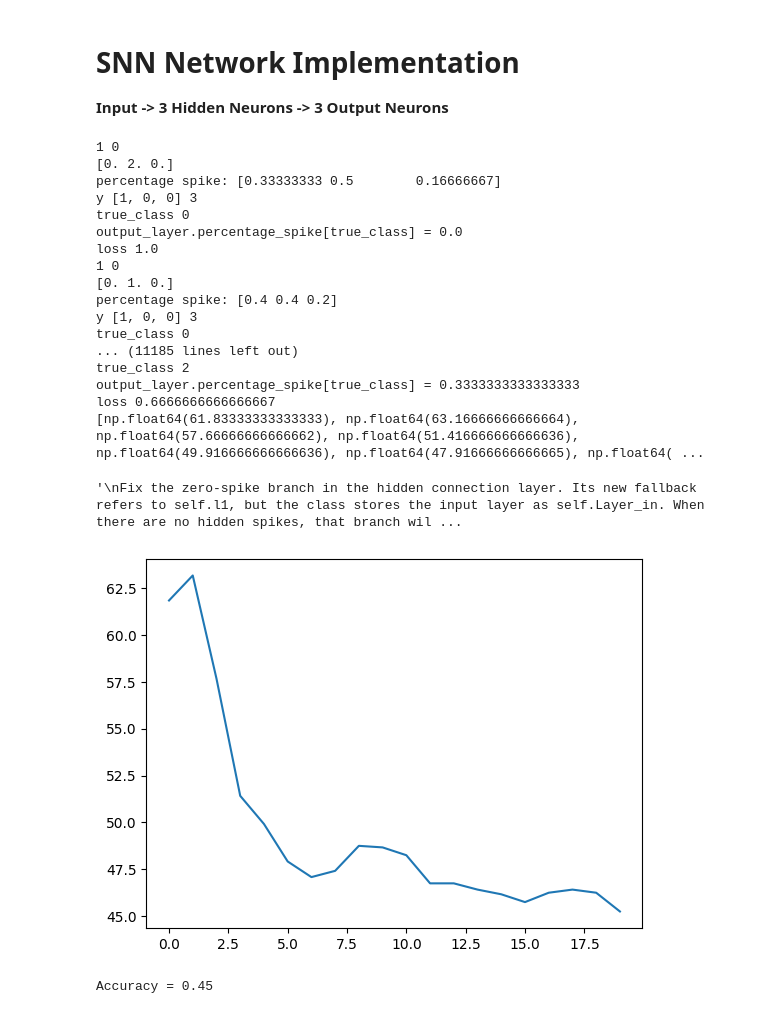
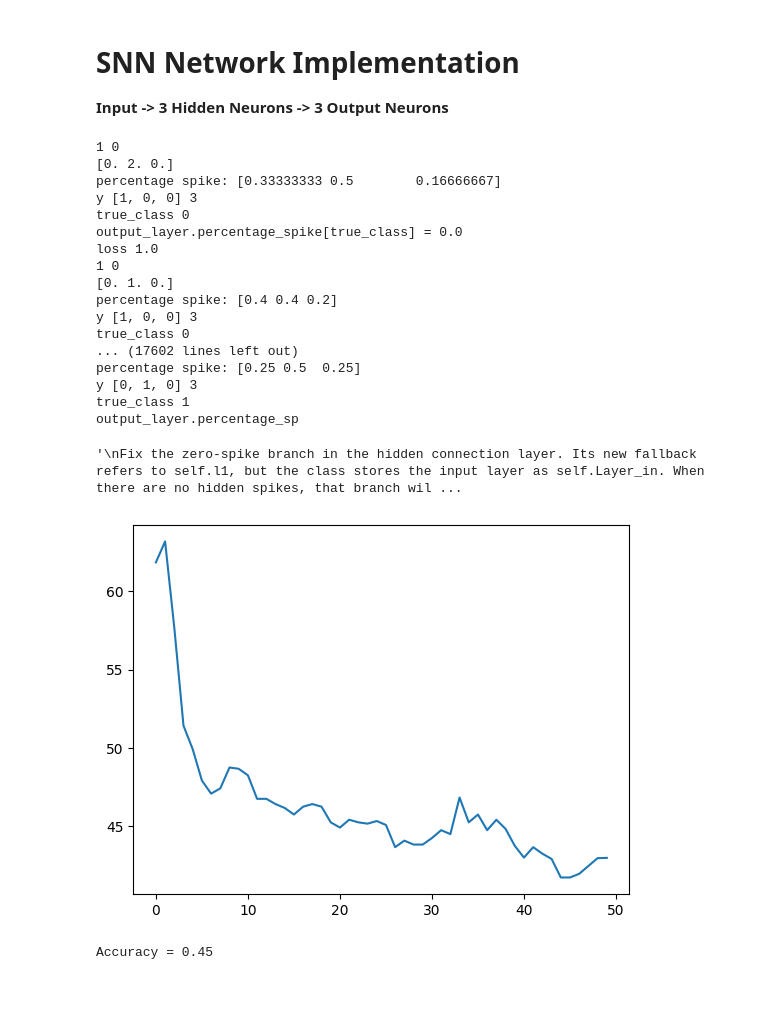
Before and after one commit to kadgitub7/LIF-based-SNN-on-FPGA, a Jupyter notebook: SNN_Custom_Model.ipynb, the cells around one changed output. Saved outputs shown, nothing was run; the diff lists cells and outputs as text; code cells hidden in the pictures.

```diff
--- a/SNN_Custom_Model.ipynb
+++ b/SNN_Custom_Model.ipynb
@@ -177,9 +177,9 @@ class Spike_Prop_Layer():
 
     def output_collect(self):
         # Logic for collecting the output signals
-        self.spike_prop = np.zeros(len(l1.neuron_list))
-        for i in range(len(l1.neuron_list)):
-            self.spike_prop[i] = l1.neuron_list[i].output
+        self.spike_prop = np.zeros(len(self.Layer_in.neuron_list))
+        for i in range(len(self.Layer_in.neuron_list)):
+            self.spike_prop[i] = self.Layer_in.neuron_list[i].output
         return self.spike_prop
 
     def log_output_spike(self):
@@ -330,7 +330,7 @@ potentials_3_2 = []
 input2 = []
 
 loss_per_epoch = []
-epoch = 20
+epoch = 50
 
 for j in range(epoch):
     epoch_loss = 0
@@ -371,47 +371,39 @@ for j in range(epoch):
 
         connect_layer.freq_count = np.zeros(l1.num_neuron)
         decision_layer.output_count = np.zeros(l2.num_neuron)
 
         for neuron in l1.neuron_list:
             neuron.reset_state()
 
         for neuron in l2.neuron_list:
             neuron.reset_state()
     loss_per_epoch.append(epoch_loss)
 
 x_s = np.arange(0,len(loss_per_epoch),1)
 
 plt.plot(x_s,loss_per_epoch)
 
 print(loss_per_epoch)
-
-##------------------ To Do: -----------------##
-'''
-Fix the zero-spike branch in the hidden connection layer. Its new fallback refers to self.l1, but the class stores the input layer as self.Layer_in. When there are no hidden spikes, that branch will raise AttributeError. Use the stored layer reference there. Also, output_collect() uses the global l1 rather than the instance’s input layer; use the instance reference so this class behaves correctly outside this specific notebook setup.
-
-'''
-# Need to plot figures
-# Need to generate diagrams for each point
 # %% [output]
 1 0
 [0. 2. 0.]
 percentage spike: [0.33333333 0.5        0.16666667]
 y [1, 0, 0] 3
 true_class 0
 output_layer.percentage_spike[true_class] = 0.0
 loss 1.0
 1 0
 [0. 1. 0.]
 percentage spike: [0.4 0.4 0.2]
 y [1, 0, 0] 3
 true_class 0
-... (11185 lines left out)
-true_class 2
-output_layer.percentage_spike[true_class] = 0.3333333333333333
-loss 0.6666666666666667
-[np.float64(61.83333333333333), np.float64(63.16666666666664), np.float64(57.66666666666662), np.float64(51.416666666666636), np.float64(49.916666666666636), np.float64(47.91666666666665), np.float64( ...
+... (17602 lines left out)
+percentage spike: [0.25 0.5  0.25]
+y [0, 1, 0] 3
+true_class 1
+output_layer.percentage_sp
 '\nFix the zero-spike branch in the hidden connection layer. Its new fallback refers to self.l1, but the class stores the input layer as self.Layer_in. When there are no hidden spikes, that branch wil ...
-[figure, old version]
+[figure, new version]
 # %%
 ## Accuracy with test samples
 
```
